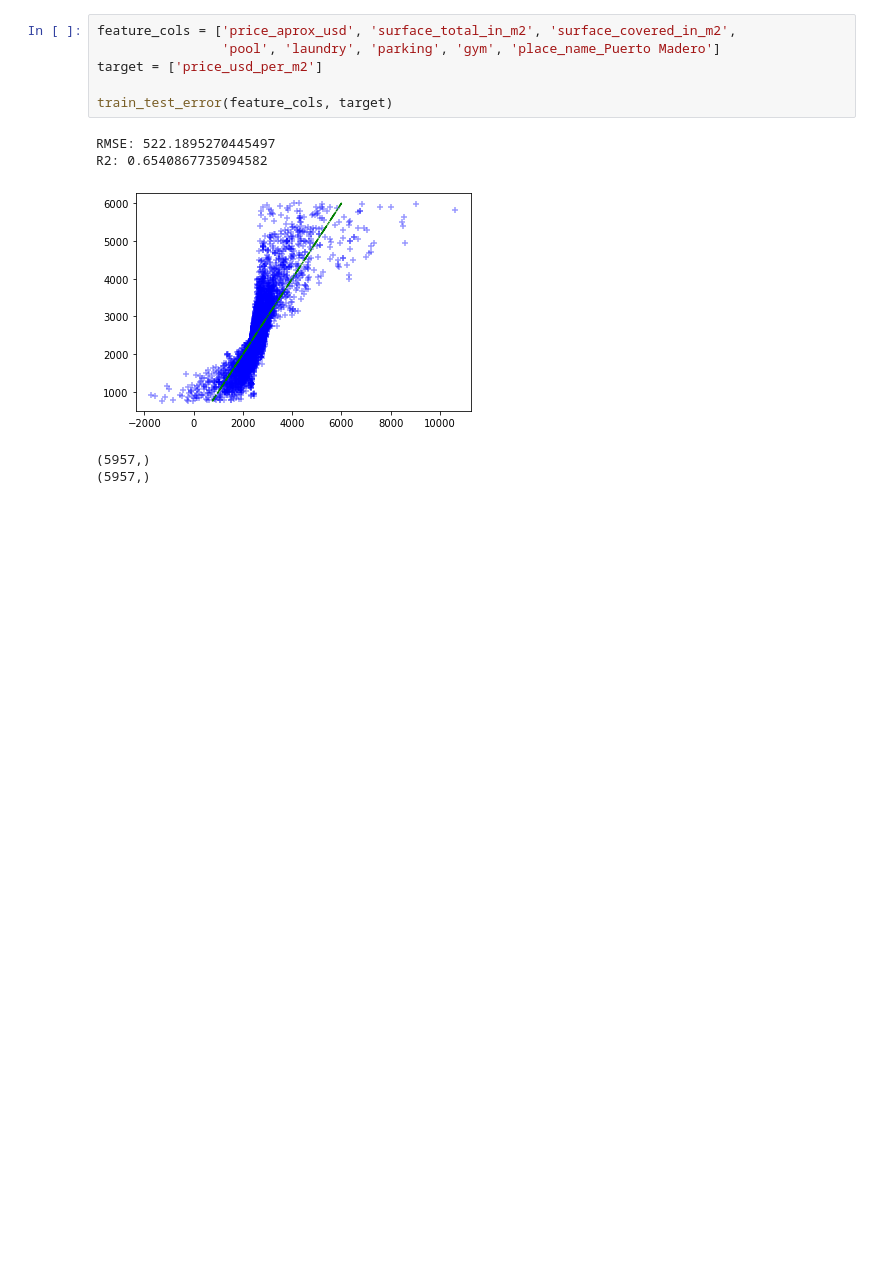
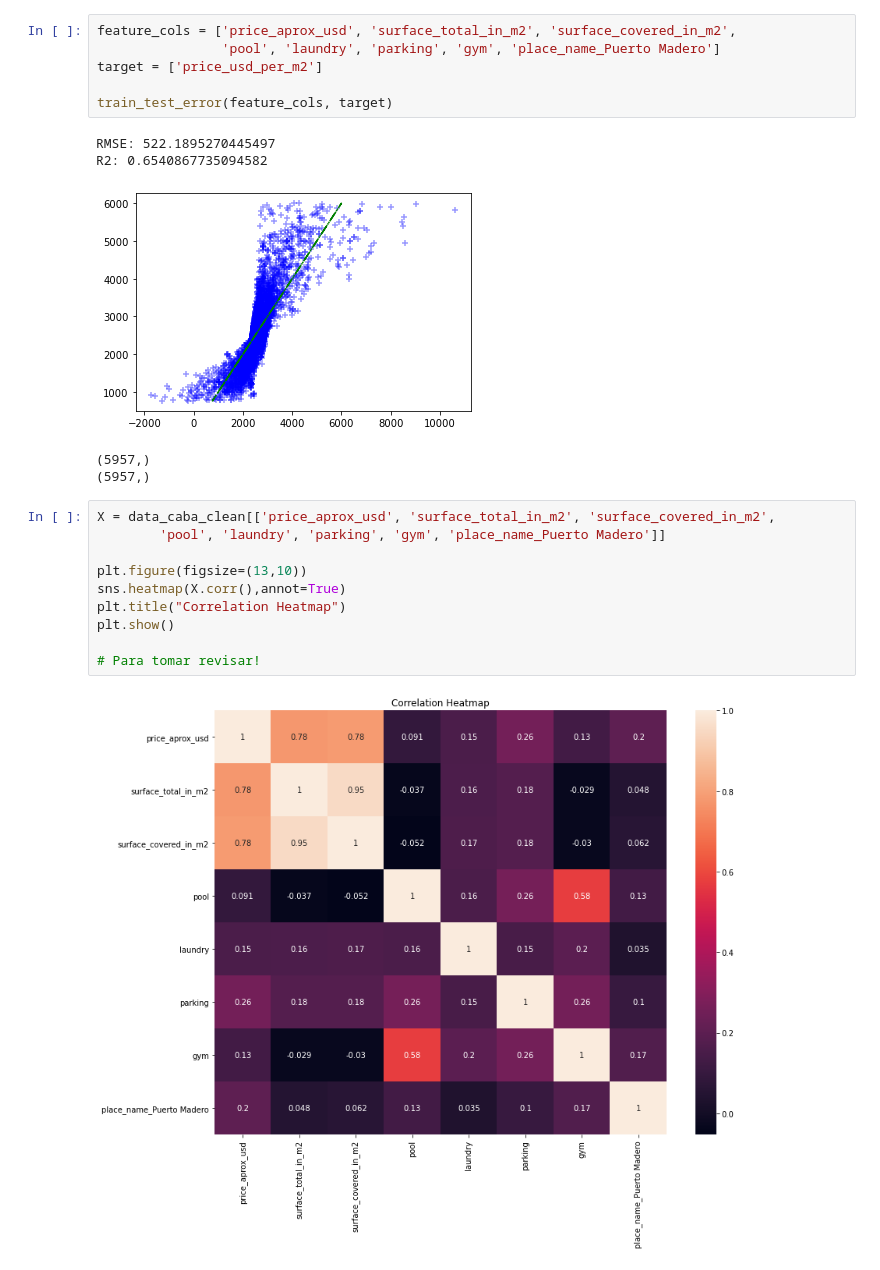
Before and after one commit to nachommm/Desafio2, a Jupyter notebook: desafio2-machine.learning-ignacio.ipynb, the cells around one changed output. Cells and saved outputs as stored; diff of their text form; blank space fills up the shorter version.

```diff
--- a/desafio2-machine.learning-ignacio.ipynb
+++ b/desafio2-machine.learning-ignacio.ipynb
@@ -1001,3 +1001,15 @@ R2: 0.6540867735094582
 [figure]
 (5957,)
 (5957,)
+# %%
+X = data_caba_clean[['price_aprox_usd', 'surface_total_in_m2', 'surface_covered_in_m2',
+        'pool', 'laundry', 'parking', 'gym', 'place_name_Puerto Madero']]
+
+plt.figure(figsize=(13,10))
+sns.heatmap(X.corr(),annot=True)
+plt.title("Correlation Heatmap")
+plt.show()
+
+# Para tomar revisar!
+# %% [output]
+[figure, added]
```
